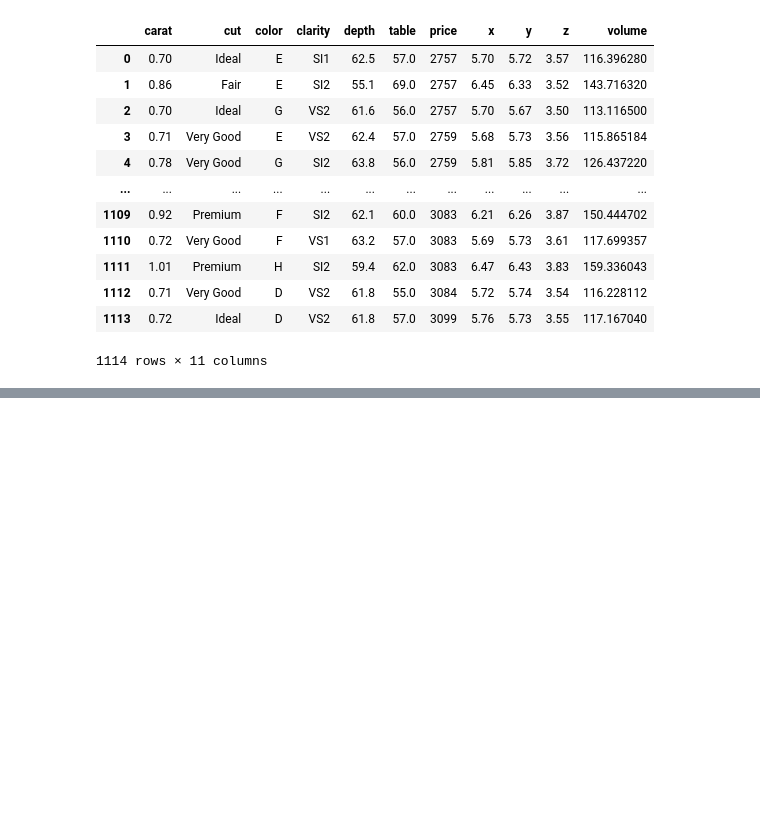
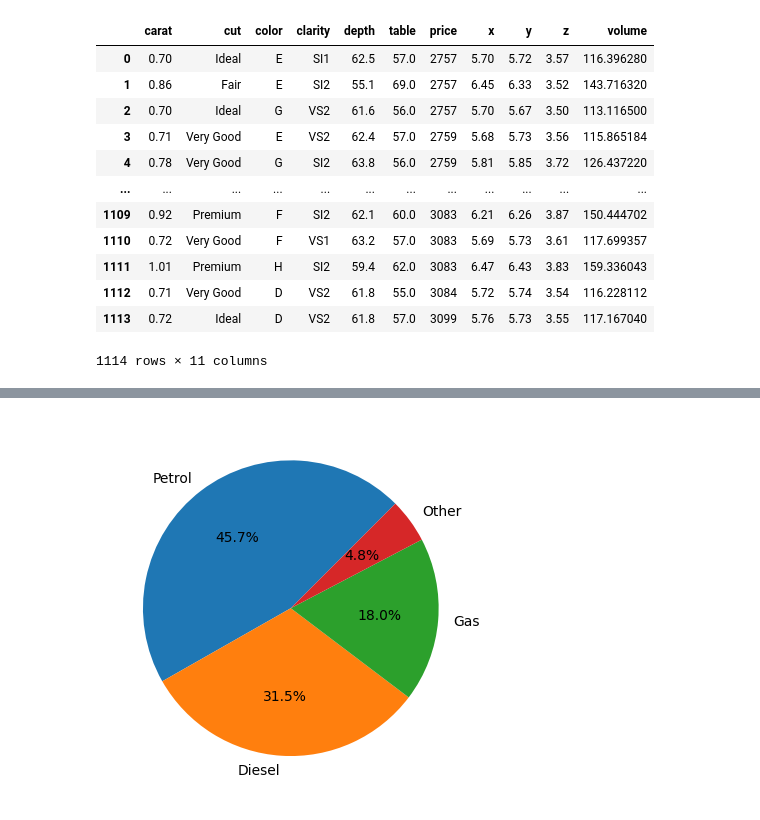
Before and after one commit to igromachado/codigos_ets, a Jupyter notebook: Python_Bibliotecas/REVISÃO/revisão.ipynb, the cells around one changed output, grey strips where cells are left out. Cells and saved outputs as stored; diff of their text form; code cells hidden in the pictures; blank space fills up the shorter version.

```diff
--- a/Python_Bibliotecas/REVISÃO/revisão.ipynb
+++ b/Python_Bibliotecas/REVISÃO/revisão.ipynb
@@ -295,0 +389,6 @@ df = pd.read_csv('clientes.csv')
+# %%
+import pandas as pd
+
+df = pd.read_csv('car_ad.csv', encoding='latin-1')
+
+df
@@ -295,0 +409,6 @@ df = pd.read_csv('clientes.csv')
+# %%
+pie = df['engType'].value_counts()
+plt.pie(pie,labels=pie.index, autopct='%1.1f%%',startangle=45)
+plt.show()
+# %% [output]
+[figure, added]
```
Also changed, not shown: parts of 28 cells of this notebook, 2 other files.
